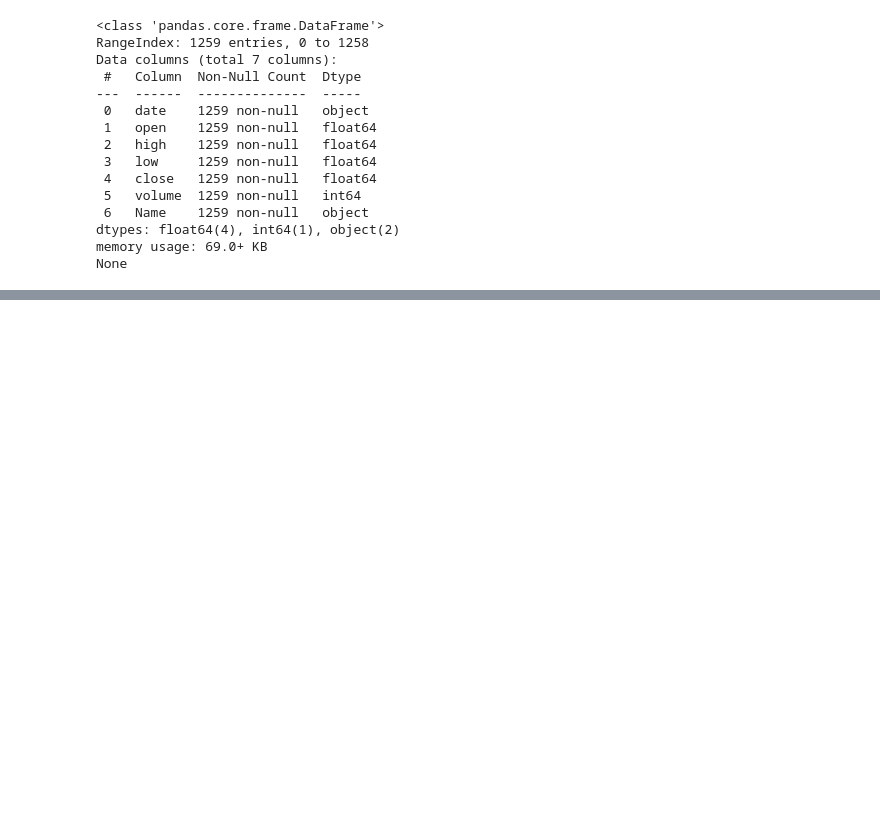
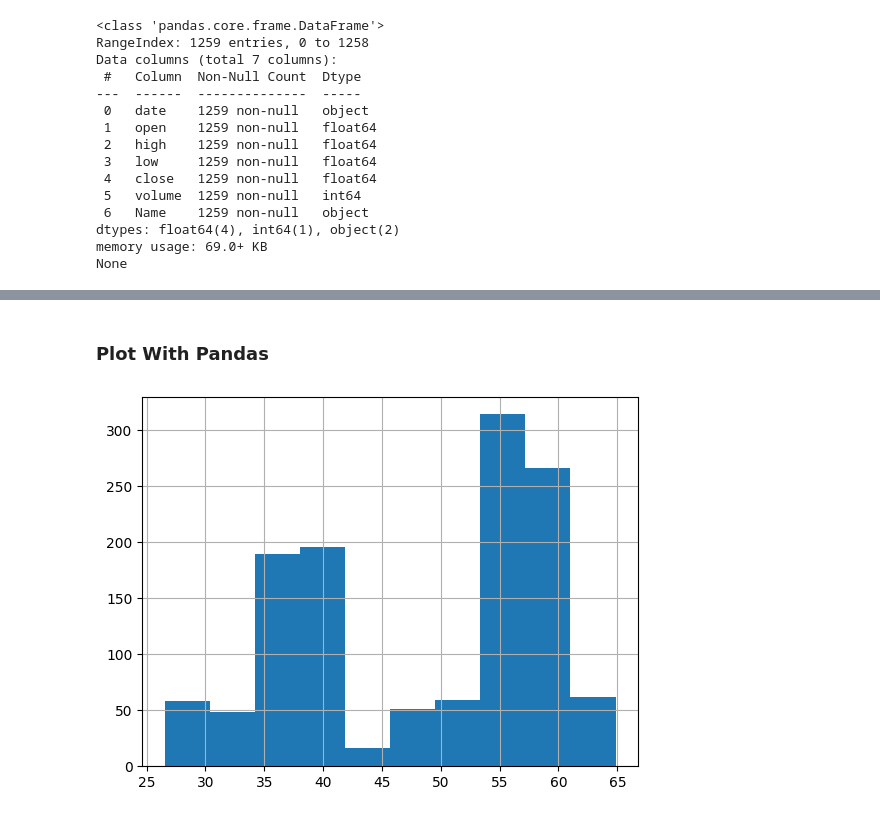
Before and after one commit to TheShade1551/DL_Tensorflow, a Jupyter notebook: Pre-Requisites/Pandas/Pandas.ipynb, the cells around one changed output, grey strips where cells are left out. Saved outputs shown, nothing was run; the diff lists cells and outputs as text; code cells hidden in the pictures; blank space fills up the shorter version.

Commit message:
Pandas Finished!!

```diff
--- a/Pre-Requisites/Pandas/Pandas.ipynb
+++ b/Pre-Requisites/Pandas/Pandas.ipynb
@@ -100,0 +91,2 @@ None
+# %%
+df.columns = ['date', 'open', 'high', 'low', 'close', 'volume', 'name']
@@ -100,0 +296,5 @@ None
+# %%
+def date_to_year(row):
+    return int(row['date'].split('-')[0])
+
+df.apply(date_to_year, axis=1)
@@ -100,0 +314,2 @@ None
+# %%
+df['year'] = df.apply(date_to_year, axis=1)
@@ -100,0 +325,6 @@ None
+# %% [markdown]
+### Plot With Pandas
+# %%
+df['open'].hist();
+# %% [output]
+[figure, added]
```
Also changed, not shown: parts of 50 cells of this notebook, 3 other files.
